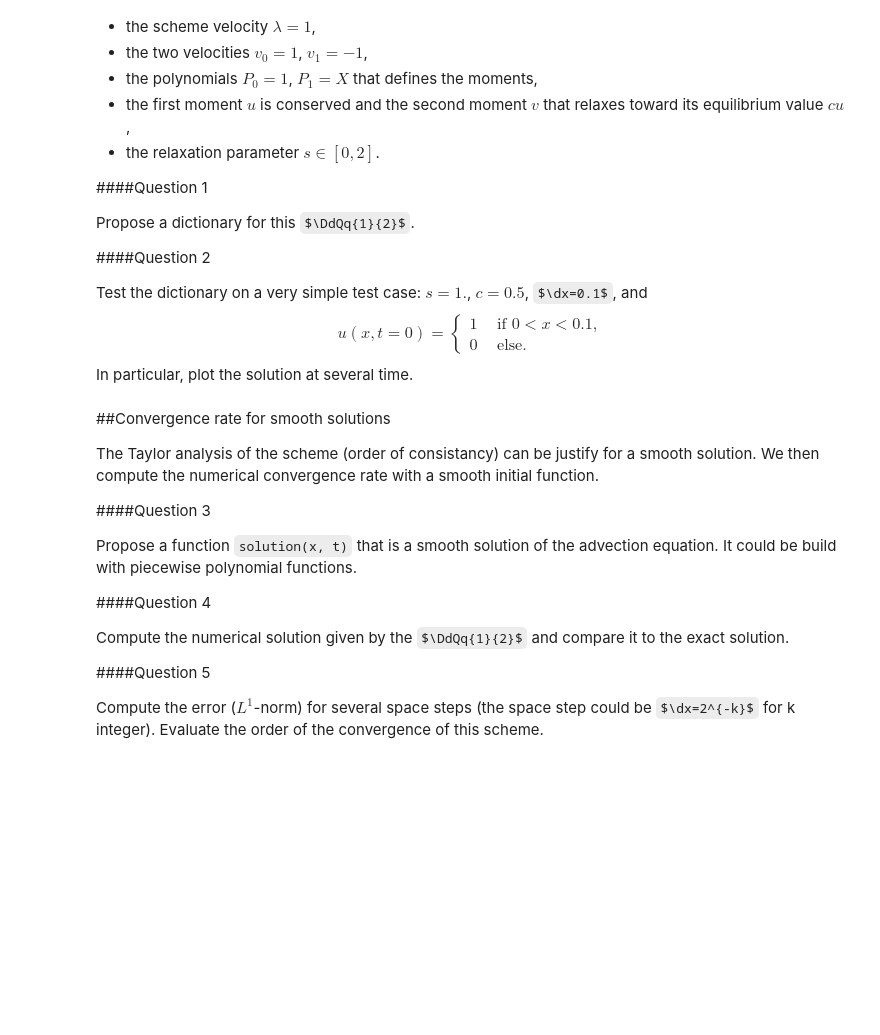
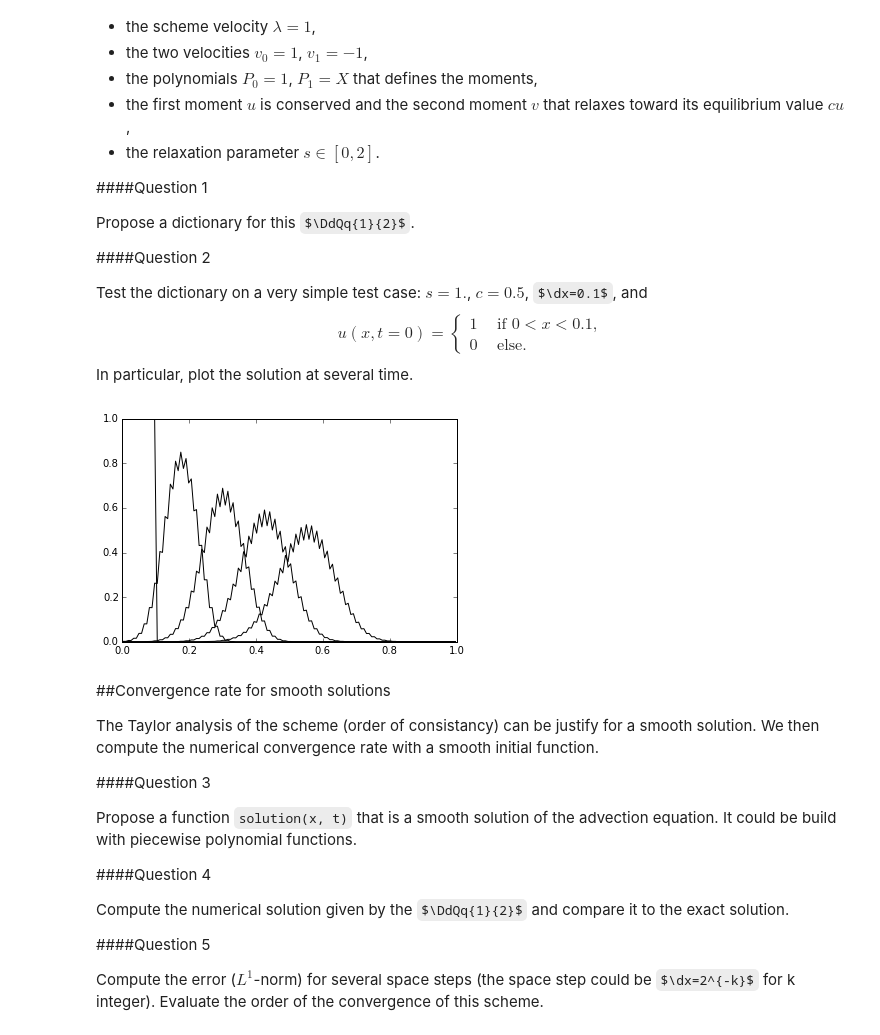
Before and after one commit to gouarin/pylbm_notebook, a Jupyter notebook: 09_convergence.ipynb, the cells around one changed output. Cells and saved outputs as stored; diff of their text form; code cells hidden in the pictures; some formulas as TeX source; blank space fills up the shorter version.

```diff
--- a/09_convergence.ipynb
+++ b/09_convergence.ipynb
@@ -42,6 +42,57 @@ Propose a dictionary for this $\DdQq{1}{2}$.
 
 Test the dictionary on a very simple test case: $s=1.$, $c=0.5$, $\dx=0.1$, and $$u(x,t=0) = \left\{ \begin{aligned} 1&\quad \text{if } 0<x<0.1, \\ 0 &\quad \text{else.} \end{aligned} \right. $$
 In particular, plot the solution at several time.
+# %%
+import numpy as np
+import sympy as sp
+import pylab as plt
+%matplotlib inline
+import pyLBM
+
+u, X = sp.symbols('u, X')
+
+def u0(x):
+    return 1.*(x<.1)
+
+Tf = 1.
+c = 0.5
+s = 1.
+N = 128
+
+dico = {
+    'box':{'x':[0., 1.], 'label':-1},
+    'scheme_velocity':1.,
+    'space_step':1./N,
+    'schemes':[
+        {
+            'velocities':[1,2],
+            'conserved_moments':u,
+            'polynomials':[1, X],
+            'equilibrium':[u, c*u],
+            'relaxation_parameters':[0., s],
+            'init':{u:(u0,)},
+        },
+    ],
+    'generator':pyLBM.CythonGenerator,
+}
+sol = pyLBM.Simulation(dico)
+x = sol.domain.x[0][1:-1]
+y = sol.m[0][0][1:-1]
+plt.figure()
+plt.clf()
+sol.f2m()
+plt.plot(x, y, 'k')
+compt = 0
+while sol.t < Tf:
+    sol.one_time_step()
+    compt += 1
+    if compt == 32:
+        sol.f2m()
+        plt.plot(x, y, 'k')
+        compt = 0
+plt.show()
+# %% [output]
+[figure, added]
 # %% [markdown]
 ##Convergence rate for smooth solutions
 
```
Also changed, not shown: parts of 2 cells of this notebook, 16 other files.
